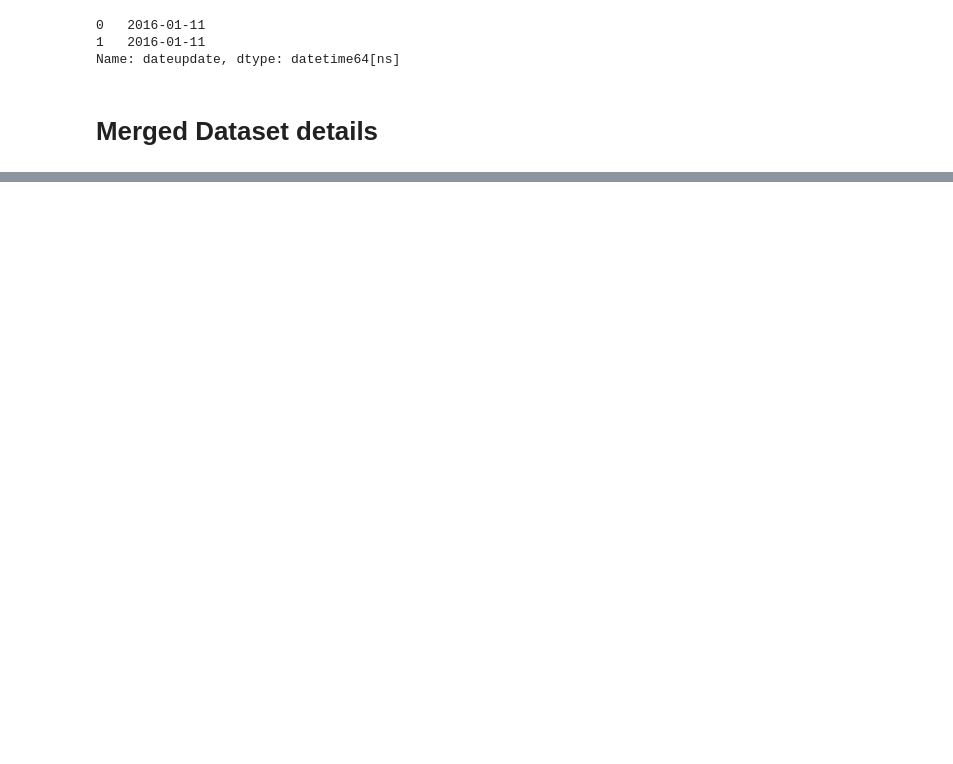
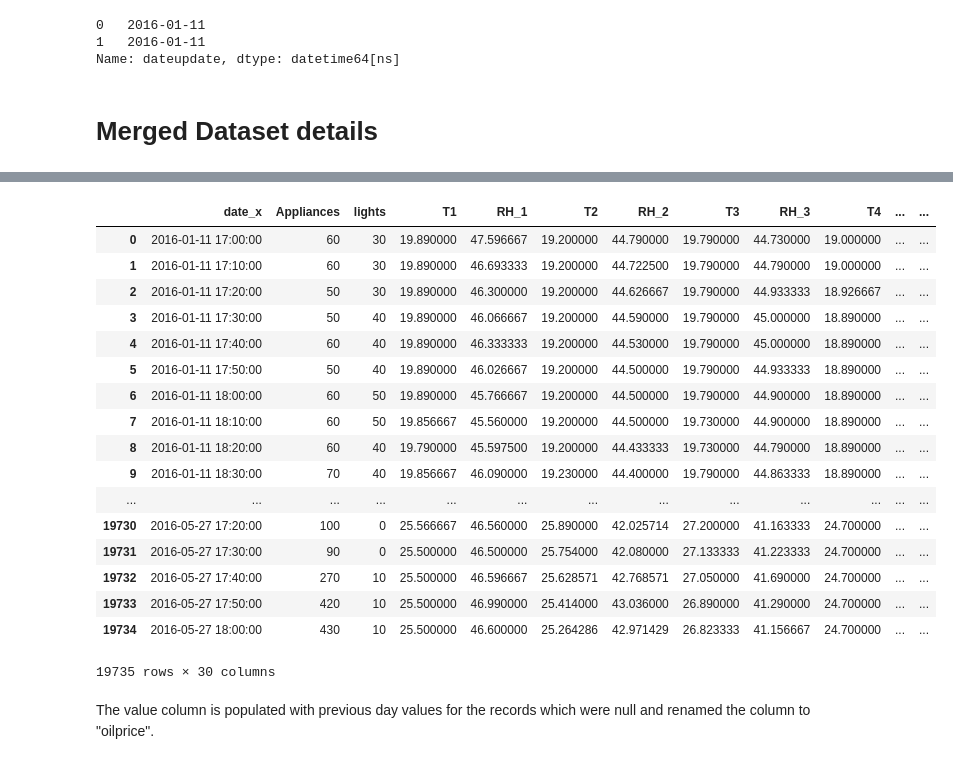
Before and after one commit to arijitsinha80/Springboard, a Jupyter notebook: Project/Capstoneproject_Phase1.ipynb, the cells around one changed output, grey strips where cells are left out. Saved outputs shown, nothing was run; the diff lists cells and outputs as text; code cells hidden in the pictures; blank space fills up the shorter version.

```diff
--- a/Project/Capstoneproject_Phase1.ipynb
+++ b/Project/Capstoneproject_Phase1.ipynb
@@ -27,7 +27,7 @@ df.head(2)
 # %% [markdown]
 # Load the Dataset for Gas price for the period of year
 # %%
-dfoil = pd.read_csv('CrudeOilPrice.csv')
+dfoil = pd.read_csv('CrudeOilPrice.csv', infer_datetime_format=True)
 # %%
 dfoil.head(2)
 # %% [output]
@@ -208,3 +216,5 @@ max     1080.000000
+# %%
+dfoil['date'] = pd.to_datetime(dfoil['date']).dt.normalize()
 # %%
 df['dateupdate'] = pd.to_datetime(df['date']).dt.normalize()
 df['dateupdate'].head(2)
@@ -215,6 +224,8 @@ df['dateupdate'].head(2)
 Name: dateupdate, dtype: datetime64[ns]
 # %%
 dfmerge=pd.merge(left = df, right = dfoil, how='left', left_on='dateupdate', right_on='date')
+# %%
+dfmerge.drop(['date_y', 'dateupdate'], axis=1, inplace=True)
 # %% [markdown]
 # Merged Dataset details
 # %%
@@ -243,0 +257,3 @@ None
+# %%
+# Use forward fill to update the null values
+dfmerge[' value'].fillna(method='ffill', inplace=True)
@@ -243,0 +286,23 @@ None
+# %%
+dfmerge.rename(columns={" value": "Oilprice"})
+# %% [output]
+|  | date_x | Appliances | lights | T1 | RH_1 | T2 | RH_2 | T3 | RH_3 | T4 | ... | ... |
+| 0 | 2016-01-11 17:00:00 | 60 | 30 | 19.890000 | 47.596667 | 19.200000 | 44.790000 | 19.790000 | 44.730000 | 19.000000 | ... | ... |
+| 1 | 2016-01-11 17:10:00 | 60 | 30 | 19.890000 | 46.693333 | 19.200000 | 44.722500 | 19.790000 | 44.790000 | 19.000000 | ... | ... |
+| 2 | 2016-01-11 17:20:00 | 50 | 30 | 19.890000 | 46.300000 | 19.200000 | 44.626667 | 19.790000 | 44.933333 | 18.926667 | ... | ... |
+| 3 | 2016-01-11 17:30:00 | 50 | 40 | 19.890000 | 46.066667 | 19.200000 | 44.590000 | 19.790000 | 45.000000 | 18.890000 | ... | ... |
+| 4 | 2016-01-11 17:40:00 | 60 | 40 | 19.890000 | 46.333333 | 19.200000 | 44.530000 | 19.790000 | 45.000000 | 18.890000 | ... | ... |
+| 5 | 2016-01-11 17:50:00 | 50 | 40 | 19.890000 | 46.026667 | 19.200000 | 44.500000 | 19.790000 | 44.933333 | 18.890000 | ... | ... |
+| 6 | 2016-01-11 18:00:00 | 60 | 50 | 19.890000 | 45.766667 | 19.200000 | 44.500000 | 19.790000 | 44.900000 | 18.890000 | ... | ... |
+| 7 | 2016-01-11 18:10:00 | 60 | 50 | 19.856667 | 45.560000 | 19.200000 | 44.500000 | 19.730000 | 44.900000 | 18.890000 | ... | ... |
+| 8 | 2016-01-11 18:20:00 | 60 | 40 | 19.790000 | 45.597500 | 19.200000 | 44.433333 | 19.730000 | 44.790000 | 18.890000 | ... | ... |
+| 9 | 2016-01-11 18:30:00 | 70 | 40 | 19.856667 | 46.090000 | 19.230000 | 44.400000 | 19.790000 | 44.863333 | 18.890000 | ... | ... |
+| ... | ... | ... | ... | ... | ... | ... | ... | ... | ... | ... | ... | ... |
+| 19730 | 2016-05-27 17:20:00 | 100 | 0 | 25.566667 | 46.560000 | 25.890000 | 42.025714 | 27.200000 | 41.163333 | 24.700000 | ... | ... |
+| 19731 | 2016-05-27 17:30:00 | 90 | 0 | 25.500000 | 46.500000 | 25.754000 | 42.080000 | 27.133333 | 41.223333 | 24.700000 | ... | ... |
+| 19732 | 2016-05-27 17:40:00 | 270 | 10 | 25.500000 | 46.596667 | 25.628571 | 42.768571 | 27.050000 | 41.690000 | 24.700000 | ... | ... |
+| 19733 | 2016-05-27 17:50:00 | 420 | 10 | 25.500000 | 46.990000 | 25.414000 | 43.036000 | 26.890000 | 41.290000 | 24.700000 | ... | ... |
+| 19734 | 2016-05-27 18:00:00 | 430 | 10 | 25.500000 | 46.600000 | 25.264286 | 42.971429 | 26.823333 | 41.156667 | 24.700000 | ... | ... |
+19735 rows × 30 columns
+# %% [markdown]
+The value column is populated with previous day values for the records which were null and renamed the column to "oilprice".
```
Also changed, not shown: parts of 12 cells of this notebook.
